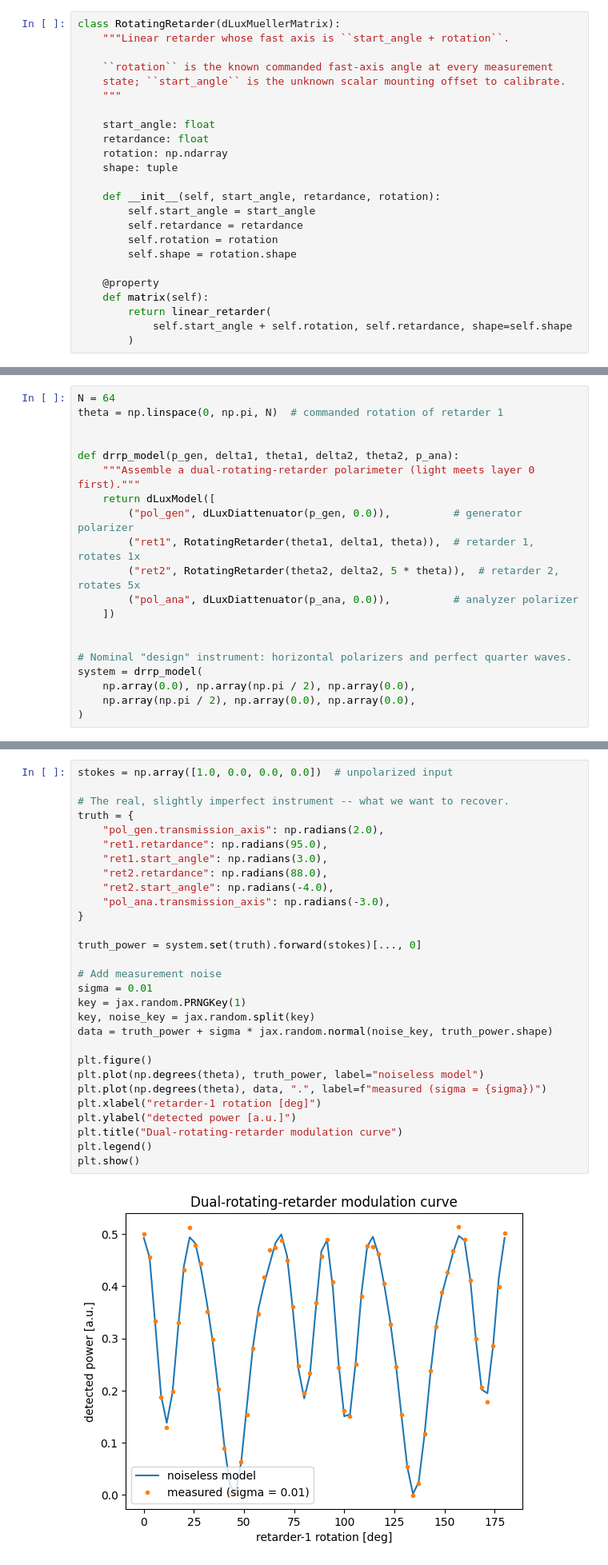
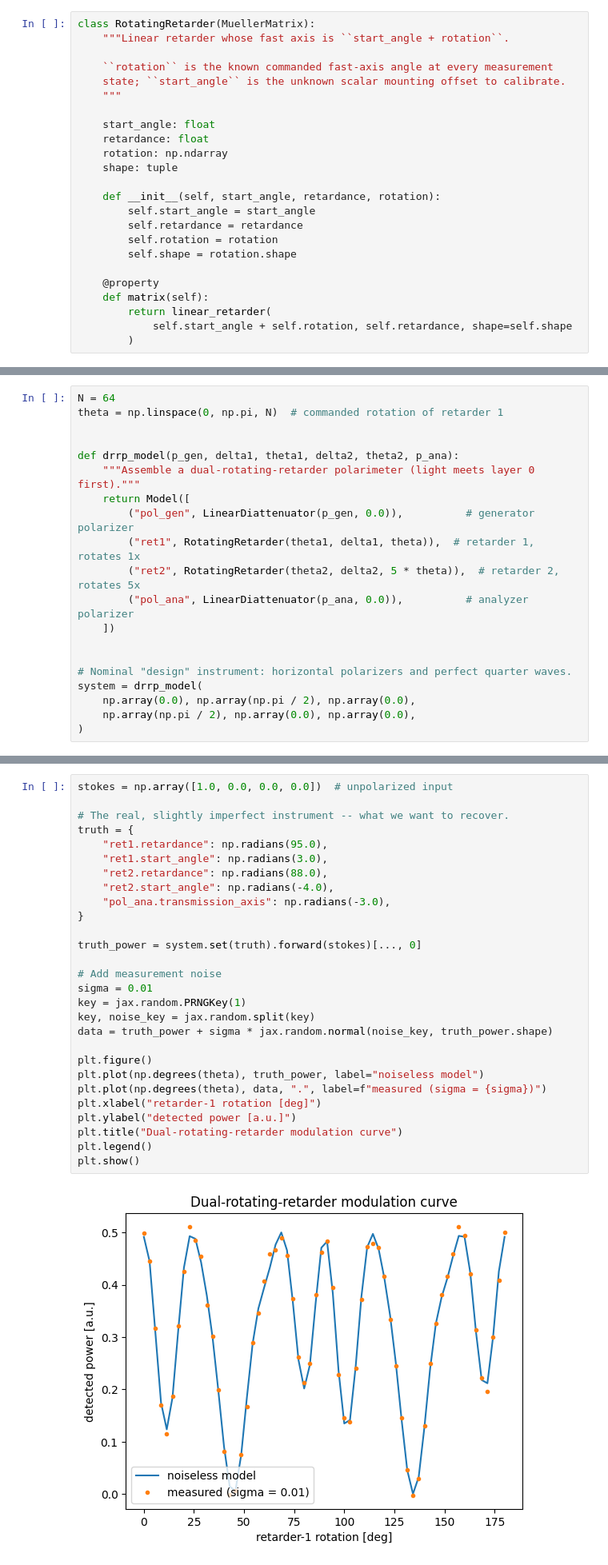
Before and after one commit to Jashcraf/katsu, a Jupyter notebook: docs/notebooks/tutorials/BayesianPolarimetry.ipynb, the cells around one changed output, grey strips where cells are left out. Shown at 80% size. Cells and saved outputs as stored; diff of their text form.

```diff
--- a/docs/notebooks/tutorials/BayesianPolarimetry.ipynb
+++ b/docs/notebooks/tutorials/BayesianPolarimetry.ipynb
@@ -45,5 +48,5 @@ We capture exactly that with a small custom `dLuxMuellerMatrix`. Only the scalar
 # %%
-class RotatingRetarder(dLuxMuellerMatrix):
+class RotatingRetarder(MuellerMatrix):
     """Linear retarder whose fast axis is ``start_angle + rotation``.
 
     ``rotation`` is the known commanded fast-axis angle at every measurement
@@ -77,11 +80,11 @@ theta = np.linspace(0, np.pi, N)  # commanded rotation of retarder 1
 
 def drrp_model(p_gen, delta1, theta1, delta2, theta2, p_ana):
     """Assemble a dual-rotating-retarder polarimeter (light meets layer 0 first)."""
-    return dLuxModel([
-        ("pol_gen", dLuxDiattenuator(p_gen, 0.0)),          # generator polarizer
+    return Model([
+        ("pol_gen", LinearDiattenuator(p_gen, 0.0)),          # generator polarizer
         ("ret1", RotatingRetarder(theta1, delta1, theta)),  # retarder 1, rotates 1x
         ("ret2", RotatingRetarder(theta2, delta2, 5 * theta)),  # retarder 2, rotates 5x
-        ("pol_ana", dLuxDiattenuator(p_ana, 0.0)),          # analyzer polarizer
+        ("pol_ana", LinearDiattenuator(p_ana, 0.0)),          # analyzer polarizer
     ])
 
 
@@ -97,34 +100,33 @@ A real instrument is slightly off-design. We pick a "truth" set of parameters (p
 # %%
 stokes = np.array([1.0, 0.0, 0.0, 0.0])  # unpolarized input
 
 # The real, slightly imperfect instrument -- what we want to recover.
 truth = {
-    "pol_gen.transmission_axis": np.radians(2.0),
     "ret1.retardance": np.radians(95.0),
     "ret1.start_angle": np.radians(3.0),
     "ret2.retardance": np.radians(88.0),
     "ret2.start_angle": np.radians(-4.0),
     "pol_ana.transmission_axis": np.radians(-3.0),
 }
 
 truth_power = system.set(truth).forward(stokes)[..., 0]
 
 # Add measurement noise
 sigma = 0.01
 key = jax.random.PRNGKey(1)
 key, noise_key = jax.random.split(key)
 data = truth_power + sigma * jax.random.normal(noise_key, truth_power.shape)
 
 plt.figure()
 plt.plot(np.degrees(theta), truth_power, label="noiseless model")
 plt.plot(np.degrees(theta), data, ".", label=f"measured (sigma = {sigma})")
 plt.xlabel("retarder-1 rotation [deg]")
 plt.ylabel("detected power [a.u.]")
 plt.title("Dual-rotating-retarder modulation curve")
 plt.legend()
 plt.show()
 # %% [output]
-[figure, old version]
+[figure, new version]
 # %% [markdown]
 ## The log-posterior
 
```
Also changed, not shown: parts of 13 cells of this notebook, 4 other files.
